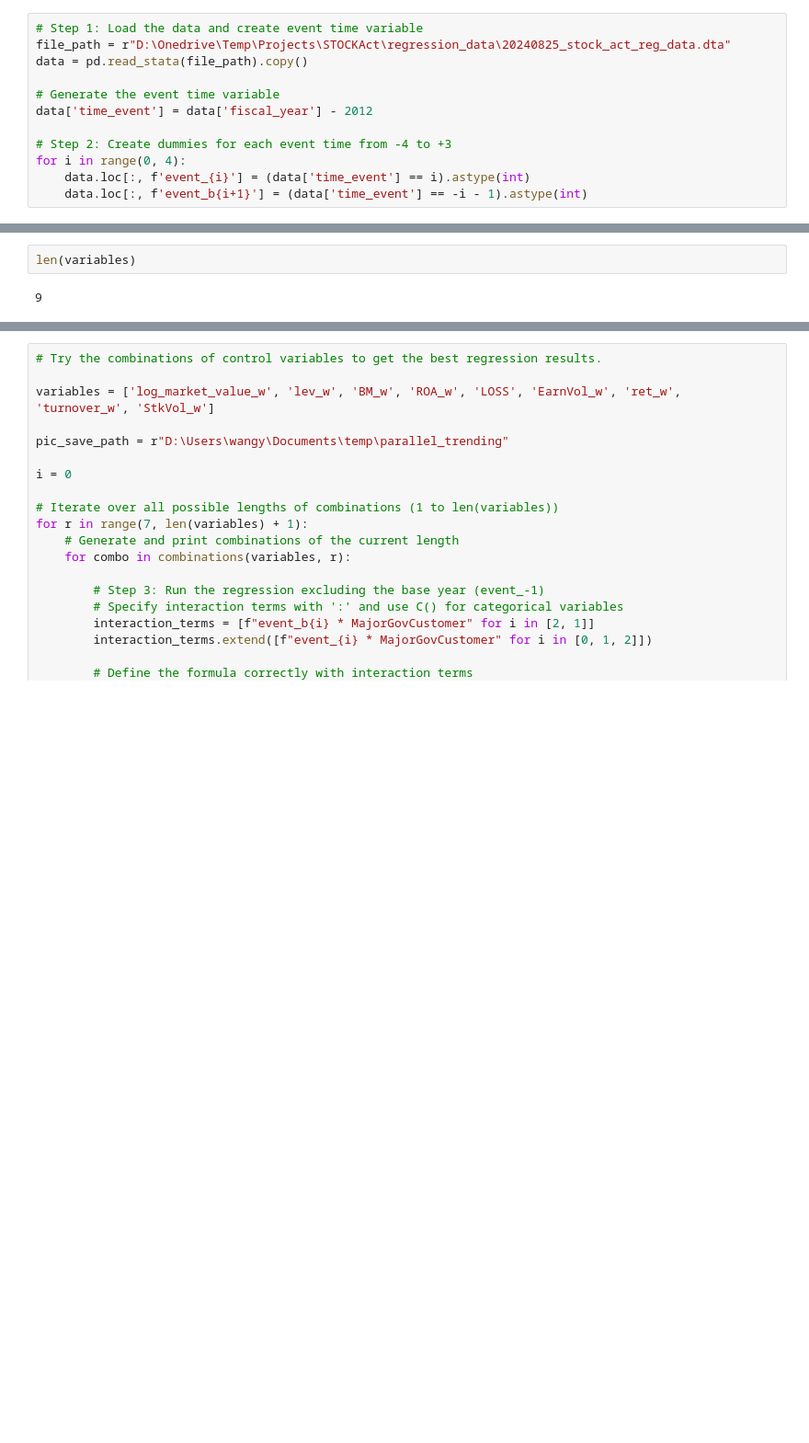
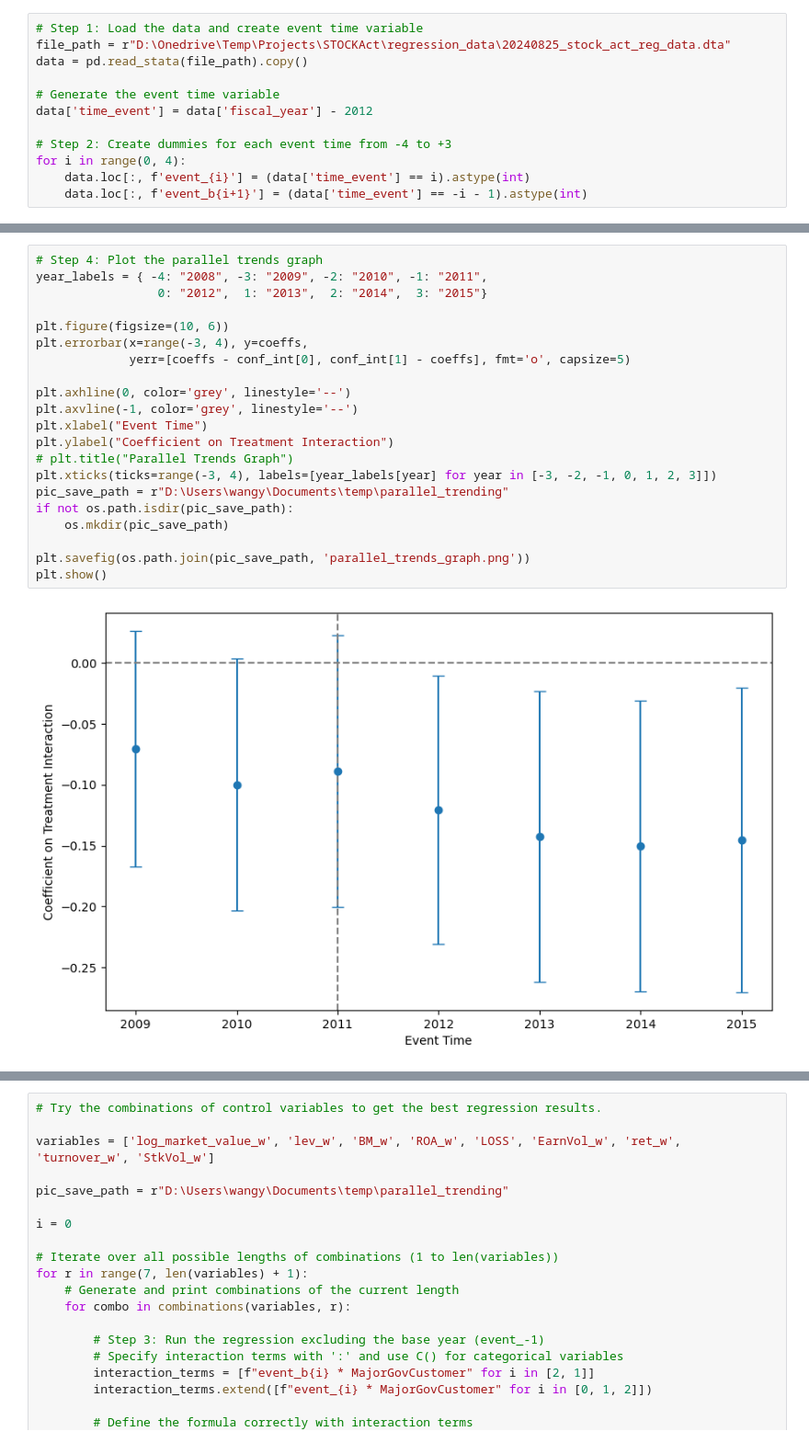
Before and after one commit to wangyouan/STOCKAct, a Jupyter notebook: Notebook/DrawParallelTrends.ipynb, the cells around one changed output, grey strips where cells are left out. Shown: that part at 92% size. Cells and saved outputs as stored; diff of their text form; blank space fills up the shorter version.

```diff
--- a/Notebook/DrawParallelTrends.ipynb
+++ b/Notebook/DrawParallelTrends.ipynb
@@ -61,4 +97,23 @@ print("log_market_value_w + lev_w + BM_w + ROA_w + LOSS + EarnVol_w + ret_w + tu
 # %%
-len(variables)
+# Step 4: Plot the parallel trends graph
+year_labels = { -4: "2008", -3: "2009", -2: "2010", -1: "2011",
+                 0: "2012",  1: "2013",  2: "2014",  3: "2015"}
+
+plt.figure(figsize=(10, 6))
+plt.errorbar(x=range(-3, 4), y=coeffs,
+             yerr=[coeffs - conf_int[0], conf_int[1] - coeffs], fmt='o', capsize=5)
+
+plt.axhline(0, color='grey', linestyle='--')
+plt.axvline(-1, color='grey', linestyle='--')
+plt.xlabel("Event Time")
+plt.ylabel("Coefficient on Treatment Interaction")
+# plt.title("Parallel Trends Graph")
+plt.xticks(ticks=range(-3, 4), labels=[year_labels[year] for year in [-3, -2, -1, 0, 1, 2, 3]])
+pic_save_path = r"D:\Users\wangy\Documents\temp\parallel_trending"
+if not os.path.isdir(pic_save_path):
+    os.mkdir(pic_save_path)
+
+plt.savefig(os.path.join(pic_save_path, 'parallel_trends_graph.png'))
+plt.show()
 # %% [output]
-9
+[figure, added]
```
Also changed, not shown: parts of 6 cells of this notebook.
